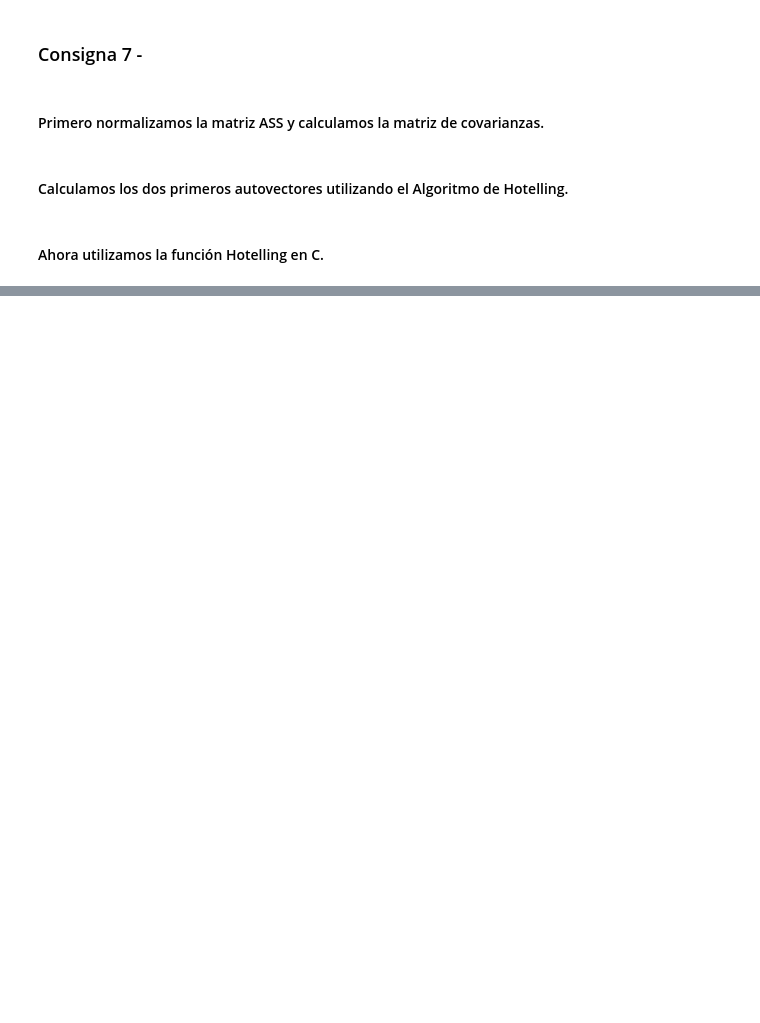
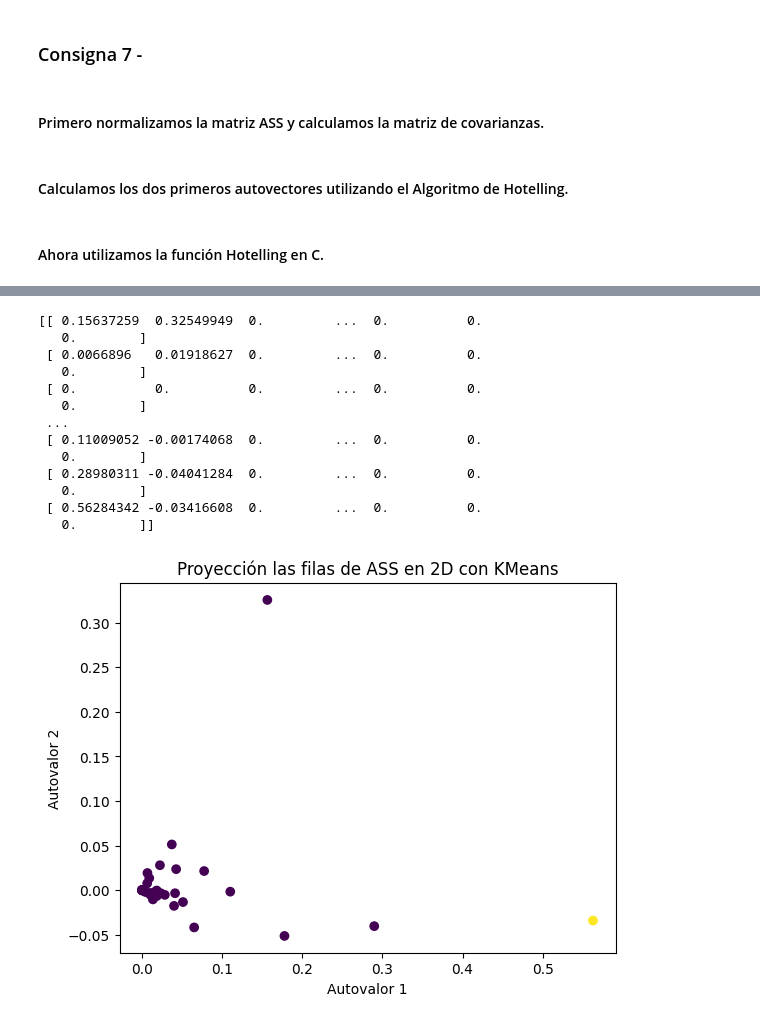
Before and after one commit to SoutoSebastian/TP2-ALC, a Jupyter notebook: TP2/grupo_31_TP2.ipynb, the cells around one changed output, grey strips where cells are left out. Cells and saved outputs as stored; diff of their text form; code cells hidden in the pictures; blank space fills up the shorter version.

Commit message:
punto 8 mal y 6a

```diff
--- a/TP2/grupo_31_TP2.ipynb
+++ b/TP2/grupo_31_TP2.ipynb
@@ -448,0 +617,42 @@ Autovector asociado al mayor autovalor de C: [[0.06722221]
+# %%
+from sklearn.cluster import KMeans
+
+#usamos los autovectores calculados en el punto anterior
+autovector1 = v1
+autovector2 = v2
+
+# los convertimos en una matriz de 2x40
+matriz2cols = np.column_stack((autovector1, autovector2))
+
+ceros =np.zeros((40,38))
+#llamo V a la matriz que tiene como primeras columas a los autovectores y el resto 0
+V = np.column_stack((matriz2cols, ceros))
+# proyectamos ASS
+proyeccion = ASS_arr @ V
+print (proyeccion)
+
+# Aplicamos KMeans para agrupar los datos en 2 clusters
+kmeans = KMeans(n_clusters=2, random_state=42)
+clusters = kmeans.fit_predict(proyeccion)
+
+# Graficamos los resultados
+scatter = plt.scatter(proyeccion[:, 0], proyeccion[:, 1], c=clusters)
+plt.title("Proyección las filas de ASS en 2D con KMeans")
+plt.xlabel("Autovalor 1")
+plt.ylabel("Autovalor 2")
+plt.show()
+# %% [output]
+[[ 0.15637259  0.32549949  0.         ...  0.          0.
+   0.        ]
+ [ 0.0066896   0.01918627  0.         ...  0.          0.
+   0.        ]
+ [ 0.          0.          0.         ...  0.          0.
+   0.        ]
+ ...
+ [ 0.11009052 -0.00174068  0.         ...  0.          0.
+   0.        ]
+ [ 0.28980311 -0.04041284  0.         ...  0.          0.
+   0.        ]
+ [ 0.56284342 -0.03416608  0.         ...  0.          0.
+   0.        ]]
+[figure, added]
```
Also changed, not shown: parts of 14 cells of this notebook, 1 other file.
